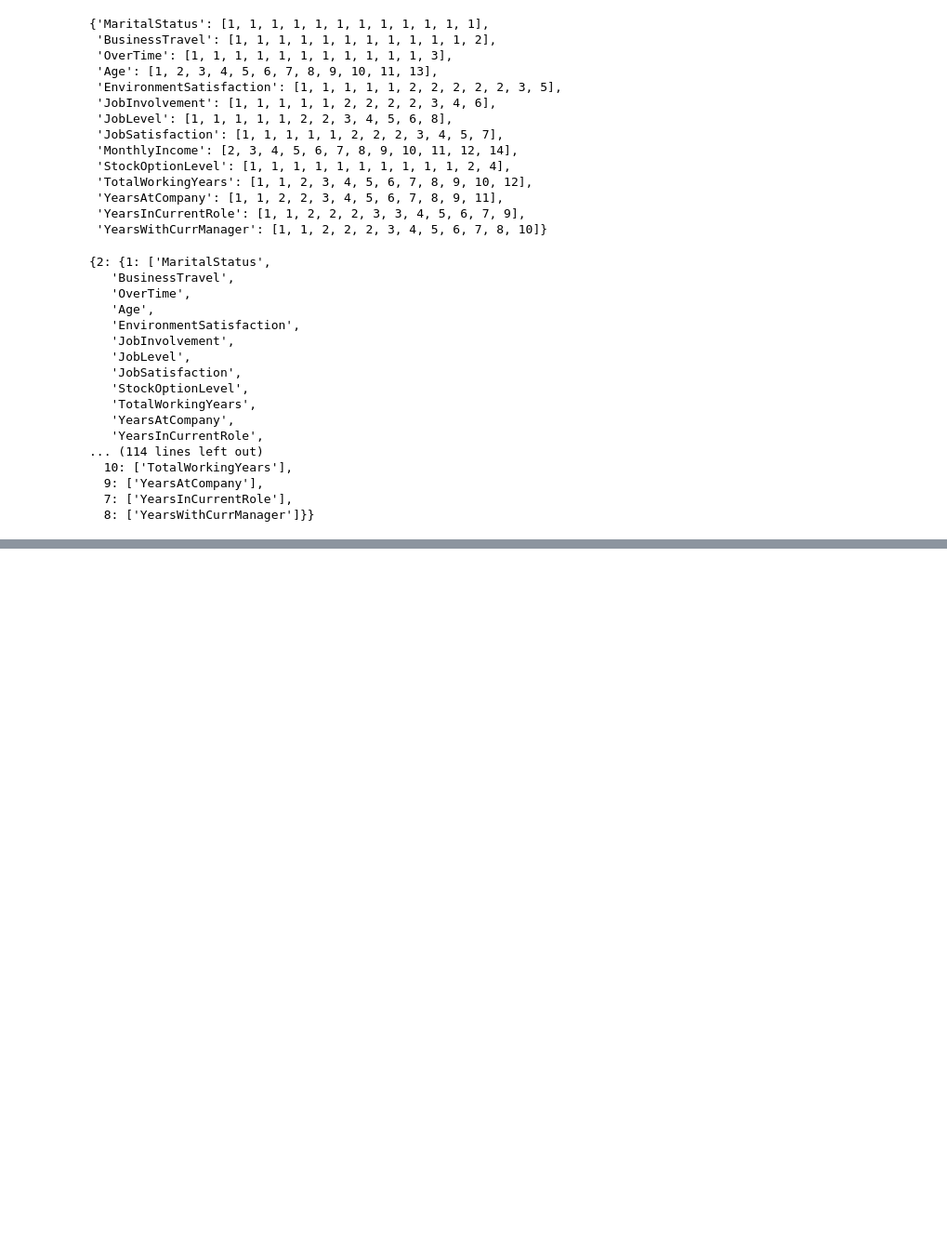
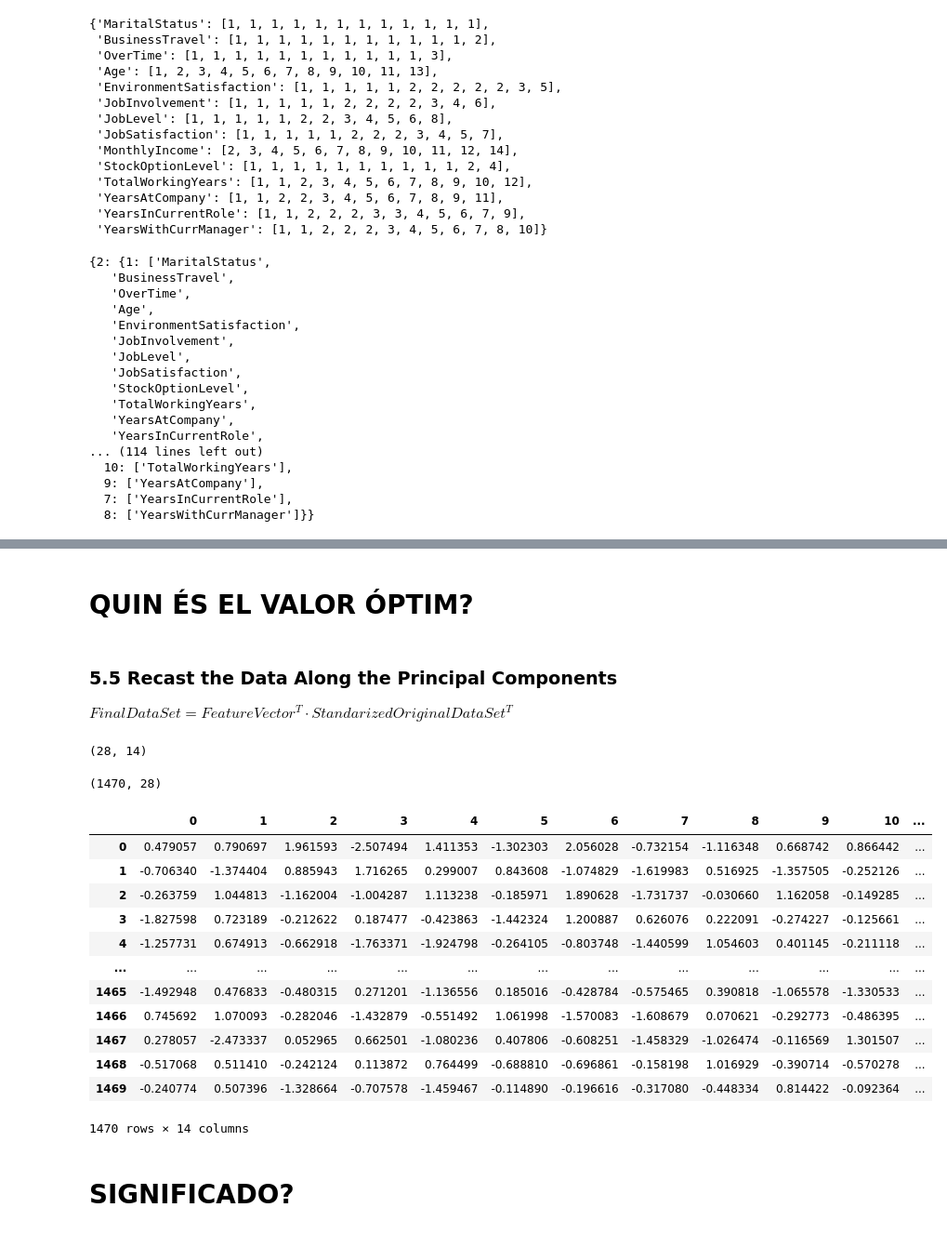
Before and after one commit to Bimex-es/Attrition, a Jupyter notebook: Coding/Probability_and_main_Python_TFM.ipynb, the cells around one changed output, grey strips where cells are left out. Shown at 93% size. Drawn from its saved outputs; the diff is of its cells as text; code cells hidden in the pictures; blank space fills up the shorter version.

Commit message:
Principal Components Analysis in Probability Python

```diff
--- a/Coding/Probability_and_main_Python_TFM.ipynb
+++ b/Coding/Probability_and_main_Python_TFM.ipynb
@@ -570,0 +661,3 @@ listed_clusters
+# %%
+categories = list(data_PCA.columns)
+categories
@@ -570,0 +892,7 @@ listed_clusters
+# %%
+dic_eigen = {}
+
+for i in range(0,len(w)):
+    dic_eigen[i] = [w[i],v[i]]
+
+#dic_eigen
@@ -570,0 +956,2 @@ listed_clusters
+# %% [markdown]
+# QUIN ÉS EL VALOR ÓPTIM?
@@ -570,0 +975,61 @@ listed_clusters
+# %% [markdown]
+### 5.5 Recast the Data Along the Principal Components <a class="anchor" id="5.5"></a>
+
+$FinalDataSet = FeatureVector^{T}·StandarizedOriginalDataSet^{T}$
+# %%
+#creo el feature_vector
+#para crearlo simplemente tengo que poner
+#en cada columna uno de los 14 vectores
+#si sólo nos quedamos 14:
+group_list = []
+for i in range(0,14):
+    group_list.append(index_list[i])
+
+group_list
+
+feature_vector = pd.DataFrame()
+
+for i in group_list:
+    #creo el mini DataFrame de esa columna
+    df = pd.DataFrame(dic_eigen[i][1])
+    df.columns = [i]
+    feature_vector = pd.concat([feature_vector,df],axis=1)
+
+feature_vector
+feature_vector.shape
+# %% [output]
+(28, 14)
+# %%
+data_PCA_standarized.shape
+# %% [output]
+(1470, 28)
+# %%
+#FinalDataSet_PCA = data_PCA_standarized*feature_vector
+
+#esta es la operación a hacer ya que queremos que nos quede
+#una matriz del estilo 1470*15
+
+#primero tengo que volver los dos DataFrames a Matrices
+fv_matrix = feature_vector.values
+PCA_matrix = data_PCA_standarized.values
+
+FDS_matrix = np.matmul(PCA_matrix,fv_matrix)
+FDS_matrix.shape #ya tengo la matriz resultante
+FDS_PCA = pd.DataFrame(FDS_matrix) #creo el DataFrame
+FDS_PCA
+# %% [output]
+|  | 0 | 1 | 2 | 3 | 4 | 5 | 6 | 7 | 8 | 9 | 10 | ... |
+| 0 | 0.479057 | 0.790697 | 1.961593 | -2.507494 | 1.411353 | -1.302303 | 2.056028 | -0.732154 | -1.116348 | 0.668742 | 0.866442 | ... |
+| 1 | -0.706340 | -1.374404 | 0.885943 | 1.716265 | 0.299007 | 0.843608 | -1.074829 | -1.619983 | 0.516925 | -1.357505 | -0.252126 | ... |
+| 2 | -0.263759 | 1.044813 | -1.162004 | -1.004287 | 1.113238 | -0.185971 | 1.890628 | -1.731737 | -0.030660 | 1.162058 | -0.149285 | ... |
+| 3 | -1.827598 | 0.723189 | -0.212622 | 0.187477 | -0.423863 | -1.442324 | 1.200887 | 0.626076 | 0.222091 | -0.274227 | -0.125661 | ... |
+| 4 | -1.257731 | 0.674913 | -0.662918 | -1.763371 | -1.924798 | -0.264105 | -0.803748 | -1.440599 | 1.054603 | 0.401145 | -0.211118 | ... |
+| ... | ... | ... | ... | ... | ... | ... | ... | ... | ... | ... | ... | ... |
+| 1465 | -1.492948 | 0.476833 | -0.480315 | 0.271201 | -1.136556 | 0.185016 | -0.428784 | -0.575465 | 0.390818 | -1.065578 | -1.330533 | ... |
+| 1466 | 0.745692 | 1.070093 | -0.282046 | -1.432879 | -0.551492 | 1.061998 | -1.570083 | -1.608679 | 0.070621 | -0.292773 | -0.486395 | ... |
+| 1467 | 0.278057 | -2.473337 | 0.052965 | 0.662501 | -1.080236 | 0.407806 | -0.608251 | -1.458329 | -1.026474 | -0.116569 | 1.301507 | ... |
+| 1468 | -0.517068 | 0.511410 | -0.242124 | 0.113872 | 0.764499 | -0.688810 | -0.696861 | -0.158198 | 1.016929 | -0.390714 | -0.570278 | ... |
+| 1469 | -0.240774 | 0.507396 | -1.328664 | -0.707578 | -1.459467 | -0.114890 | -0.196616 | -0.317080 | -0.448334 | 0.814422 | -0.092364 | ... |
+1470 rows × 14 columns
+# %% [markdown]
+# SIGNIFICADO?
```
Also changed, not shown: parts of 30 cells of this notebook.
